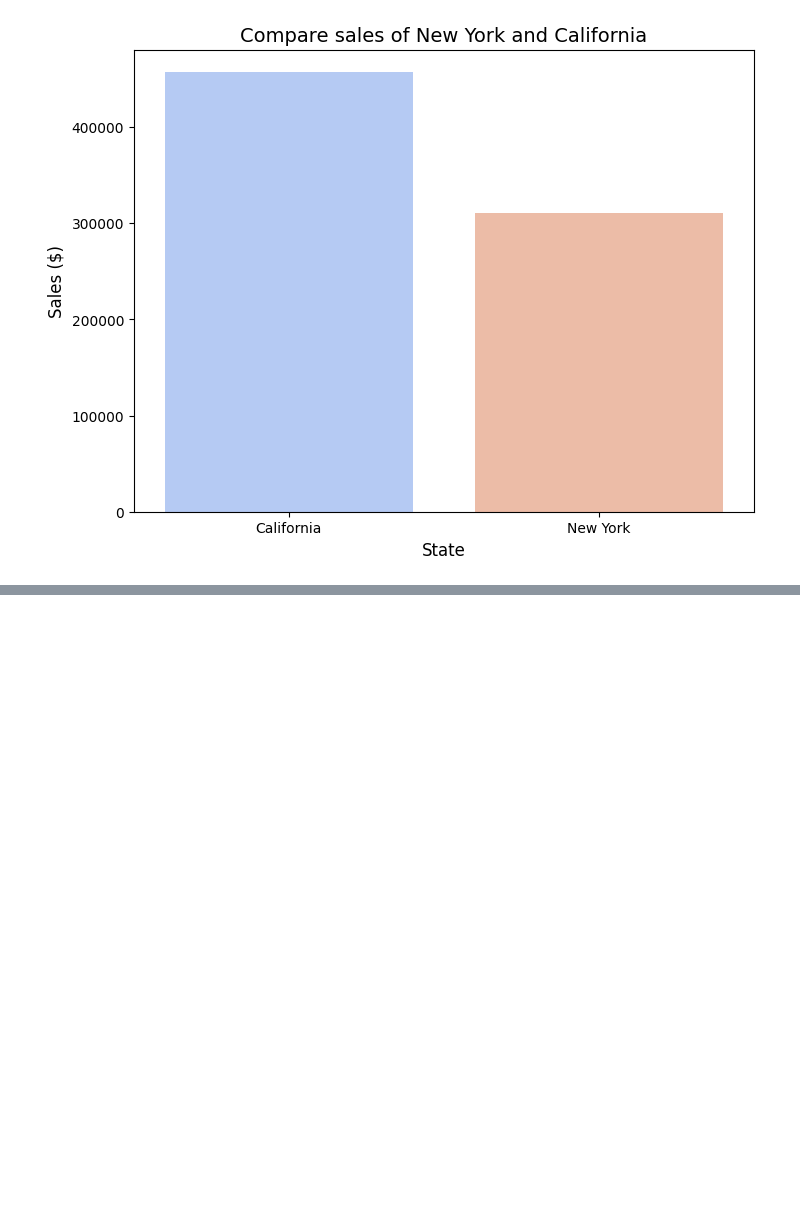
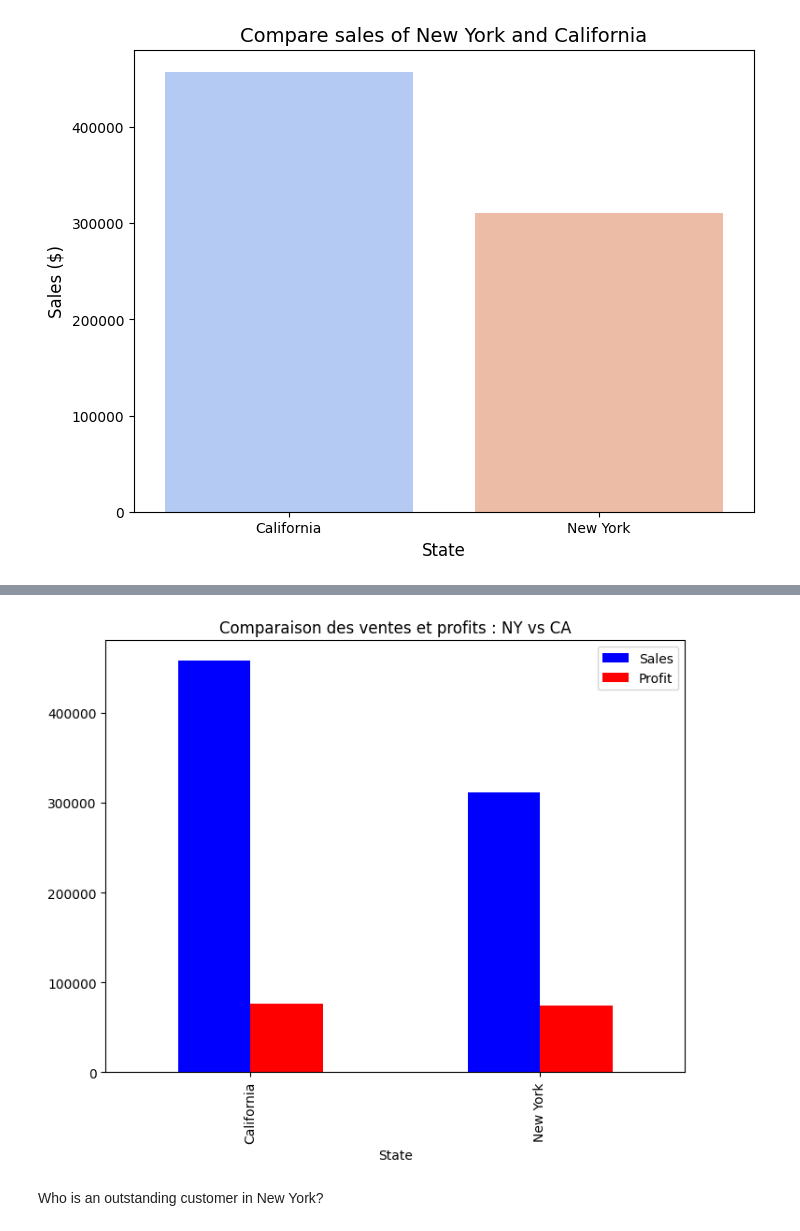
Before and after one commit to rikia07/bootcamp_GenAi_fev2025, a Jupyter notebook: week2/day5/exercices_D5.ipynb, the cells around one changed output, grey strips where cells are left out. Cells and saved outputs as stored; diff of their text form; code cells hidden in the pictures; blank space fills up the shorter version.

```diff
--- a/week2/day5/exercices_D5.ipynb
+++ b/week2/day5/exercices_D5.ipynb
@@ -214,0 +192,9 @@ Passing `palette` without assigning `hue` is deprecated and will be removed in v
+# %%
+ny_ca = df_stores[df_stores["State"].isin(["New York", "California"])].groupby("State")[["Sales", "Profit"]].sum()
+ny_ca.plot(kind="bar", figsize=(8,6), color=["blue", "red"])
+plt.title("Comparaison des ventes et profits : NY vs CA")
+plt.show()
+# %% [output]
+[figure, added]
+# %% [markdown]
+Who is an outstanding customer in New York?
```
Also changed, not shown: parts of 31 cells of this notebook, 2 other files.
